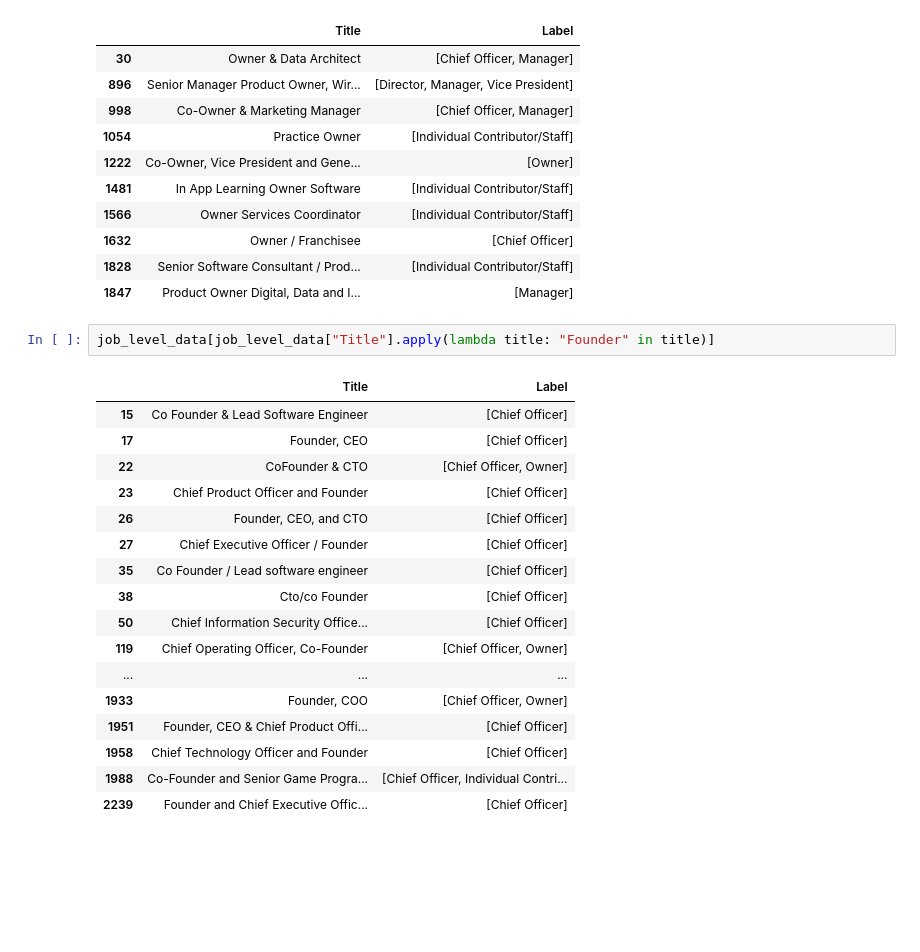
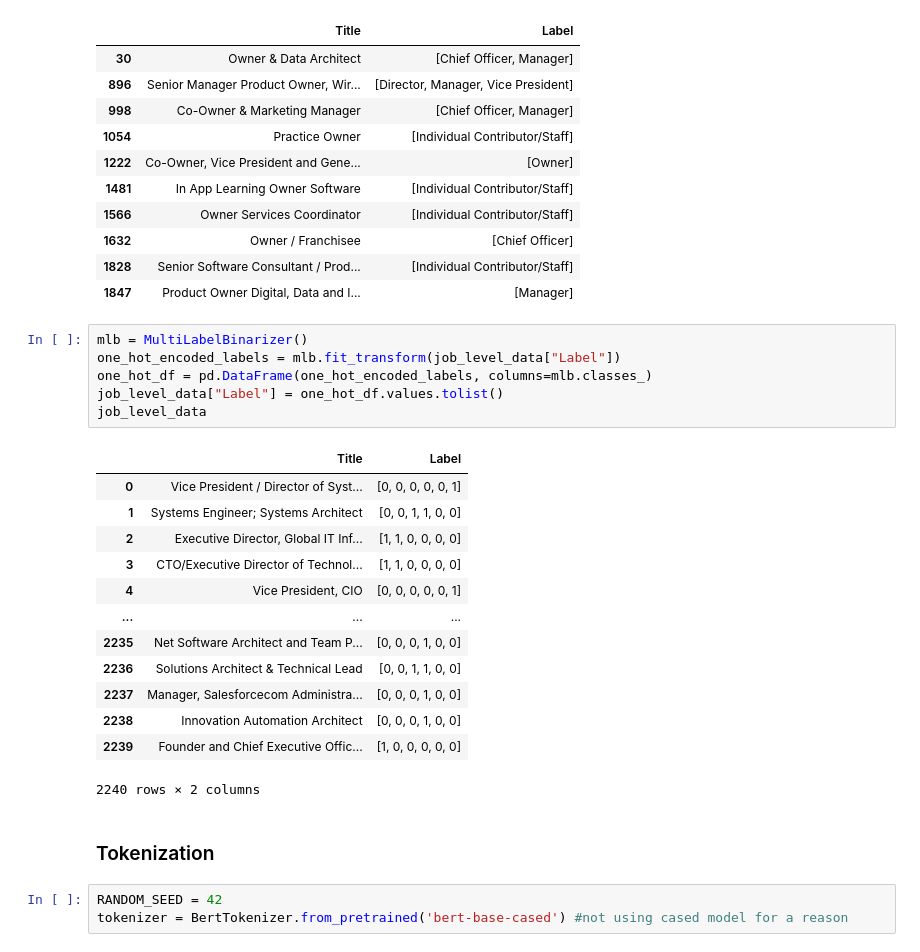
Before and after one commit to anyaachan/JobTitleClassification, a Jupyter notebook: data_preprocessing.ipynb, the cells around one changed output. Drawn from its saved outputs; the diff is of its cells as text; blank space fills up the shorter version.

```diff
--- a/data_preprocessing.ipynb
+++ b/data_preprocessing.ipynb
@@ -96,24 +105,29 @@ job_level_data[job_level_data["Title"].apply(lambda title: "Owner" in title)]
 | 1632 | Owner / Franchisee | [Chief Officer] |
 | 1828 | Senior Software Consultant / Prod... | [Individual Contributor/Staff] |
 | 1847 | Product Owner Digital, Data and I... | [Manager] |
-# %%
-job_level_data[job_level_data["Title"].apply(lambda title: "Founder" in title)]
-# %% [output]
-|  | Title | Label |
-| 15 | Co Founder & Lead Software Engineer | [Chief Officer] |
-| 17 | Founder, CEO | [Chief Officer] |
-| 22 | CoFounder & CTO | [Chief Officer, Owner] |
-| 23 | Chief Product Officer and Founder | [Chief Officer] |
-| 26 | Founder, CEO, and CTO | [Chief Officer] |
-| 27 | Chief Executive Officer / Founder | [Chief Officer] |
-| 35 | Co Founder / Lead software engineer | [Chief Officer] |
-| 38 | Cto/co Founder | [Chief Officer] |
-| 50 | Chief Information Security Office... | [Chief Officer] |
-| 119 | Chief Operating Officer, Co-Founder | [Chief Officer, Owner] |
-| ... | ... | ... |
-| 1933 | Founder, COO | [Chief Officer, Owner] |
-| 1951 | Founder, CEO & Chief Product Offi... | [Chief Officer] |
-| 1958 | Chief Technology Officer and Founder | [Chief Officer] |
-| 1988 | Co-Founder and Senior Game Progra... | [Chief Officer, Individual Contri... |
-| 2239 | Founder and Chief Executive Offic... | [Chief Officer] |
+# %%
+mlb = MultiLabelBinarizer()
+one_hot_encoded_labels = mlb.fit_transform(job_level_data["Label"])
+one_hot_df = pd.DataFrame(one_hot_encoded_labels, columns=mlb.classes_)
+job_level_data["Label"] = one_hot_df.values.tolist()
+job_level_data
+# %% [output]
+|  | Title | Label |
+| 0 | Vice President / Director of Syst... | [0, 0, 0, 0, 0, 1] |
+| 1 | Systems Engineer; Systems Architect | [0, 0, 1, 1, 0, 0] |
+| 2 | Executive Director, Global IT Inf... | [1, 1, 0, 0, 0, 0] |
+| 3 | CTO/Executive Director of Technol... | [1, 1, 0, 0, 0, 0] |
+| 4 | Vice President, CIO | [0, 0, 0, 0, 0, 1] |
+| ... | ... | ... |
+| 2235 | Net Software Architect and Team P... | [0, 0, 0, 1, 0, 0] |
+| 2236 | Solutions Architect & Technical Lead | [0, 0, 1, 1, 0, 0] |
+| 2237 | Manager, Salesforcecom Administra... | [0, 0, 0, 1, 0, 0] |
+| 2238 | Innovation Automation Architect | [0, 0, 0, 1, 0, 0] |
+| 2239 | Founder and Chief Executive Offic... | [1, 0, 0, 0, 0, 0] |
+2240 rows × 2 columns
+# %% [markdown]
+### Tokenization
+# %%
+RANDOM_SEED = 42
+tokenizer = BertTokenizer.from_pretrained('bert-base-cased') #not using cased model for a reason
 # %%
```
Also changed, not shown: parts of 7 cells of this notebook.
